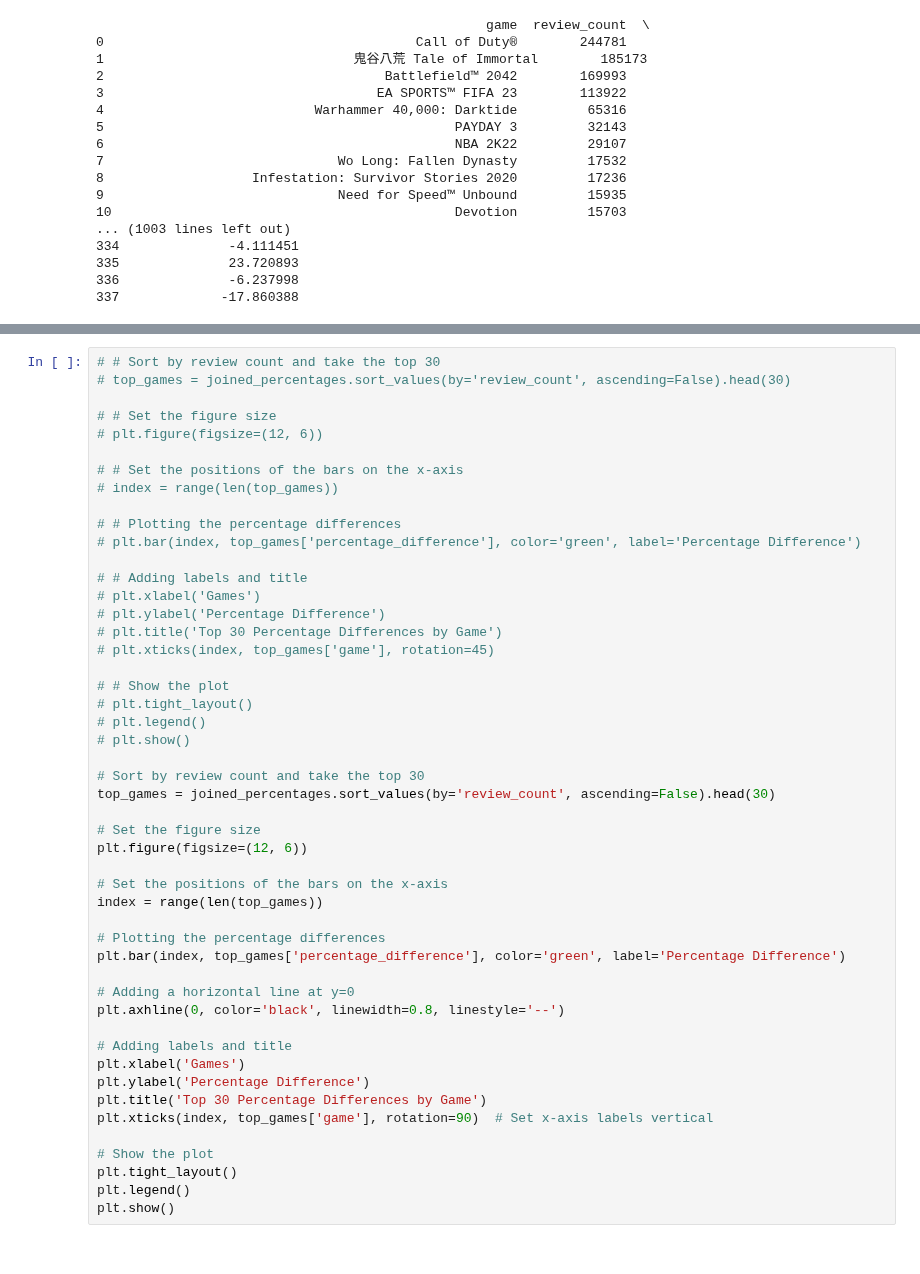
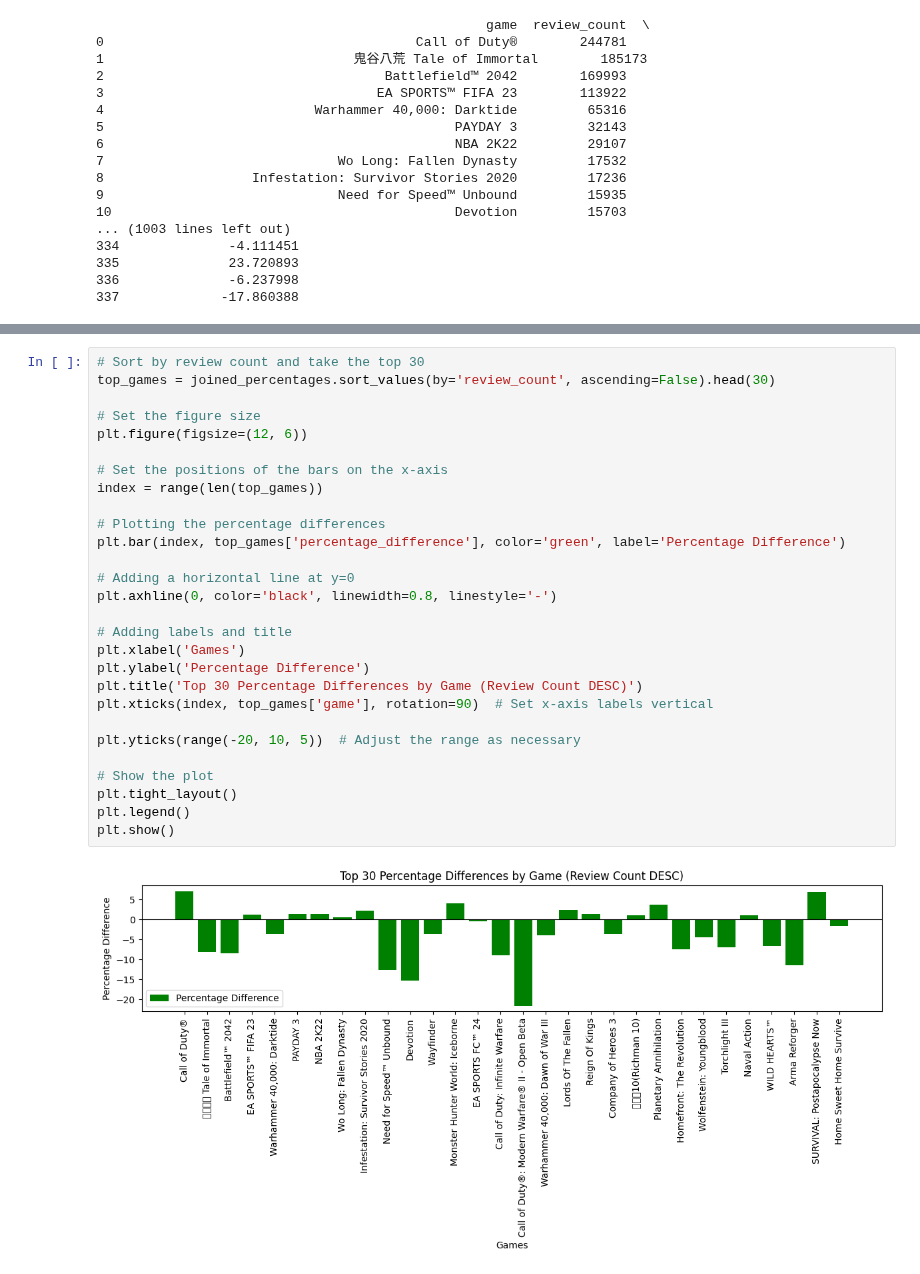
Before and after one commit to eswenke/analysis, a Jupyter notebook: individual_analysis/reviews.ipynb, the cells around one changed output, grey strips where cells are left out. Saved outputs shown, nothing was run; the diff lists cells and outputs as text.

```diff
--- a/individual_analysis/reviews.ipynb
+++ b/individual_analysis/reviews.ipynb
@@ -252,51 +270,32 @@ print(top_10_percentage)
 8  Infestation: Survivor Stories 2020         17236               2.214594
 9             Need for Speed™ Unbound         15935             -12.664445
 # %%
-# # Sort by review count and take the top 30
-# top_games = joined_percentages.sort_values(by='review_count', ascending=False).head(30)
-
-# # Set the figure size
-# plt.figure(figsize=(12, 6))
-
-# # Set the positions of the bars on the x-axis
-# index = range(len(top_games))
-
-# # Plotting the percentage differences
-# plt.bar(index, top_games['percentage_difference'], color='green', label='Percentage Difference')
-
-# # Adding labels and title
-# plt.xlabel('Games')
-# plt.ylabel('Percentage Difference')
-# plt.title('Top 30 Percentage Differences by Game')
-# plt.xticks(index, top_games['game'], rotation=45)
-
-# # Show the plot
-# plt.tight_layout()
-# plt.legend()
-# plt.show()
-
 # Sort by review count and take the top 30
 top_games = joined_percentages.sort_values(by='review_count', ascending=False).head(30)
 
 # Set the figure size
 plt.figure(figsize=(12, 6))
 
 # Set the positions of the bars on the x-axis
 index = range(len(top_games))
 
 # Plotting the percentage differences
 plt.bar(index, top_games['percentage_difference'], color='green', label='Percentage Difference')
 
 # Adding a horizontal line at y=0
-plt.axhline(0, color='black', linewidth=0.8, linestyle='--')
+plt.axhline(0, color='black', linewidth=0.8, linestyle='-')
 
 # Adding labels and title
 plt.xlabel('Games')
 plt.ylabel('Percentage Difference')
-plt.title('Top 30 Percentage Differences by Game')
+plt.title('Top 30 Percentage Differences by Game (Review Count DESC)')
 plt.xticks(index, top_games['game'], rotation=90)  # Set x-axis labels vertical
+
+plt.yticks(range(-20, 10, 5))  # Adjust the range as necessary
 
 # Show the plot
 plt.tight_layout()
 plt.legend()
 plt.show()
+# %% [output]
+[figure, added]
```
Also changed, not shown: parts of 2 cells of this notebook, 1 other file.
